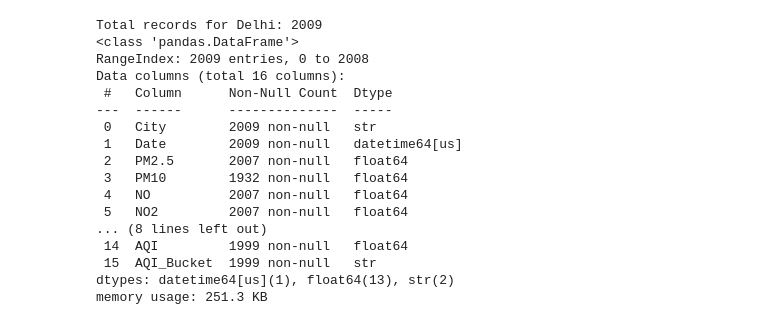
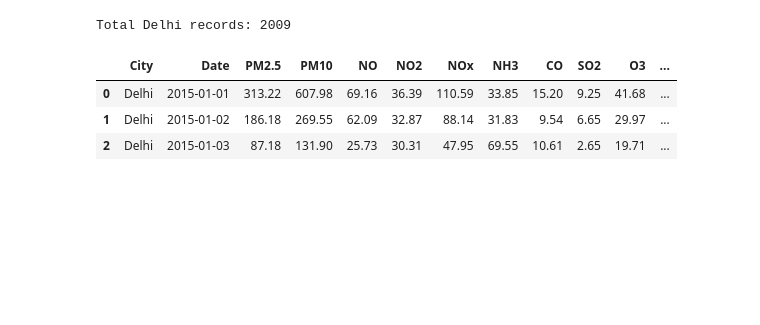
Before and after one commit to johjoh12/urban-air-quality-forecasting, a Jupyter notebook: notebooks/01_eda_and_profiling.ipynb, the cells around one changed output. Cells and saved outputs as stored; diff of their text form; code cells hidden in the pictures; blank space fills up the shorter version.

```diff
--- a/notebooks/01_eda_and_profiling.ipynb
+++ b/notebooks/01_eda_and_profiling.ipynb
@@ -1,38 +1,27 @@
 # %%
 import matplotlib.pyplot as plt
 import numpy as np
 import pandas as pd
 import seaborn as sns
 
 sns.set_theme(style="whitegrid")
 
+# Load raw dataset
 df_raw = pd.read_csv("../data/raw/city_day.csv")
 df_city = (
     df_raw[df_raw["City"] == "Delhi"]
     .copy()
     .sort_values("Date")
     .reset_index(drop=True)
 )
 df_city["Date"] = pd.to_datetime(df_city["Date"])
 
-print(f"Total records for Delhi: {len(df_city)}")
-df_city.info()
+print(f"Total Delhi records: {len(df_city)}")
+df_city.head(3)
 # %% [output]
-Total records for Delhi: 2009
-<class 'pandas.DataFrame'>
-RangeIndex: 2009 entries, 0 to 2008
-Data columns (total 16 columns):
- #   Column      Non-Null Count  Dtype
----  ------      --------------  -----
- 0   City        2009 non-null   str
- 1   Date        2009 non-null   datetime64[us]
- 2   PM2.5       2007 non-null   float64
- 3   PM10        1932 non-null   float64
- 4   NO          2007 non-null   float64
- 5   NO2         2007 non-null   float64
-... (8 lines left out)
- 14  AQI         1999 non-null   float64
- 15  AQI_Bucket  1999 non-null   str
-dtypes: datetime64[us](1), float64(13), str(2)
-memory usage: 251.3 KB
+Total Delhi records: 2009
+|  | City | Date | PM2.5 | PM10 | NO | NO2 | NOx | NH3 | CO | SO2 | O3 | ... |
+| 0 | Delhi | 2015-01-01 | 313.22 | 607.98 | 69.16 | 36.39 | 110.59 | 33.85 | 15.20 | 9.25 | 41.68 | ... |
+| 1 | Delhi | 2015-01-02 | 186.18 | 269.55 | 62.09 | 32.87 | 88.14 | 31.83 | 9.54 | 6.65 | 29.97 | ... |
+| 2 | Delhi | 2015-01-03 | 87.18 | 131.90 | 25.73 | 30.31 | 47.95 | 69.55 | 10.61 | 2.65 | 19.71 | ... |
 # %%
```
Also changed, not shown: parts of 3 cells of this notebook, 14 other files.
